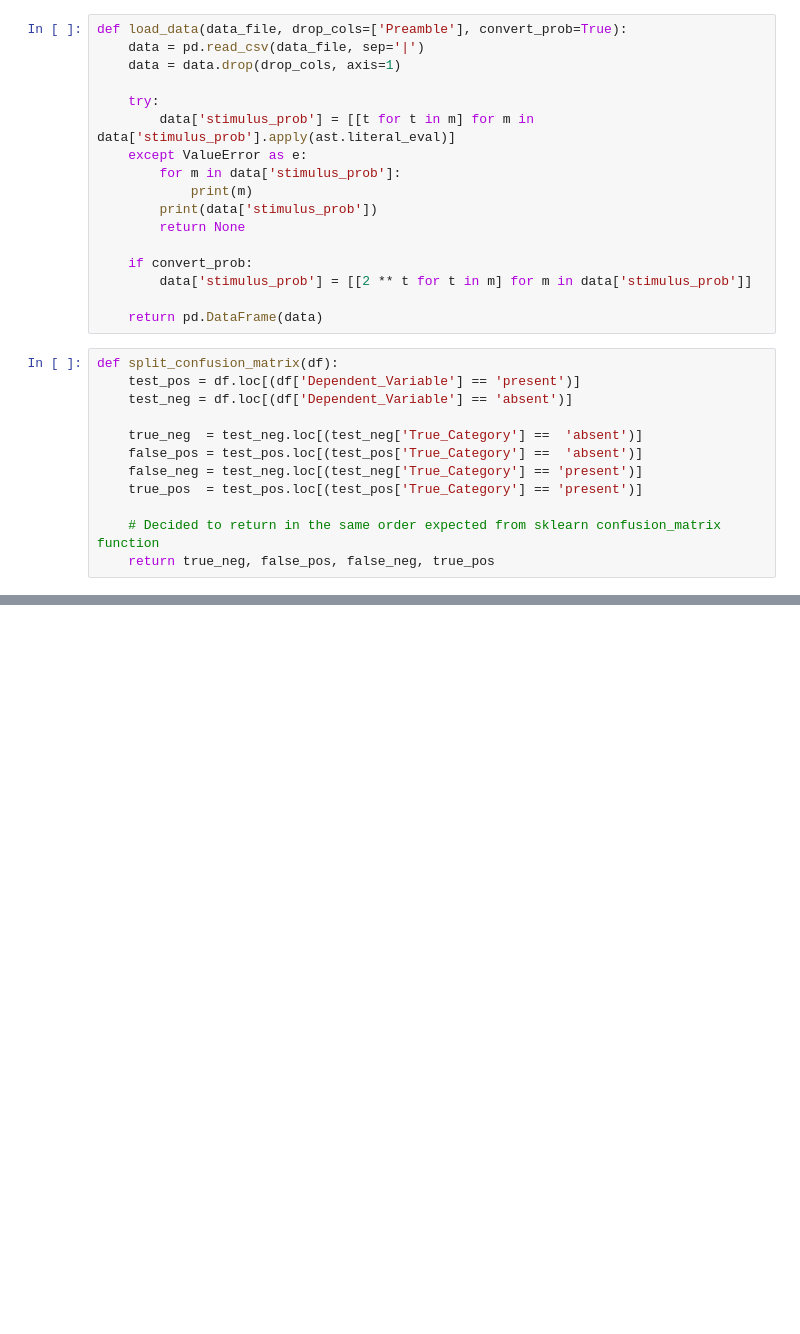
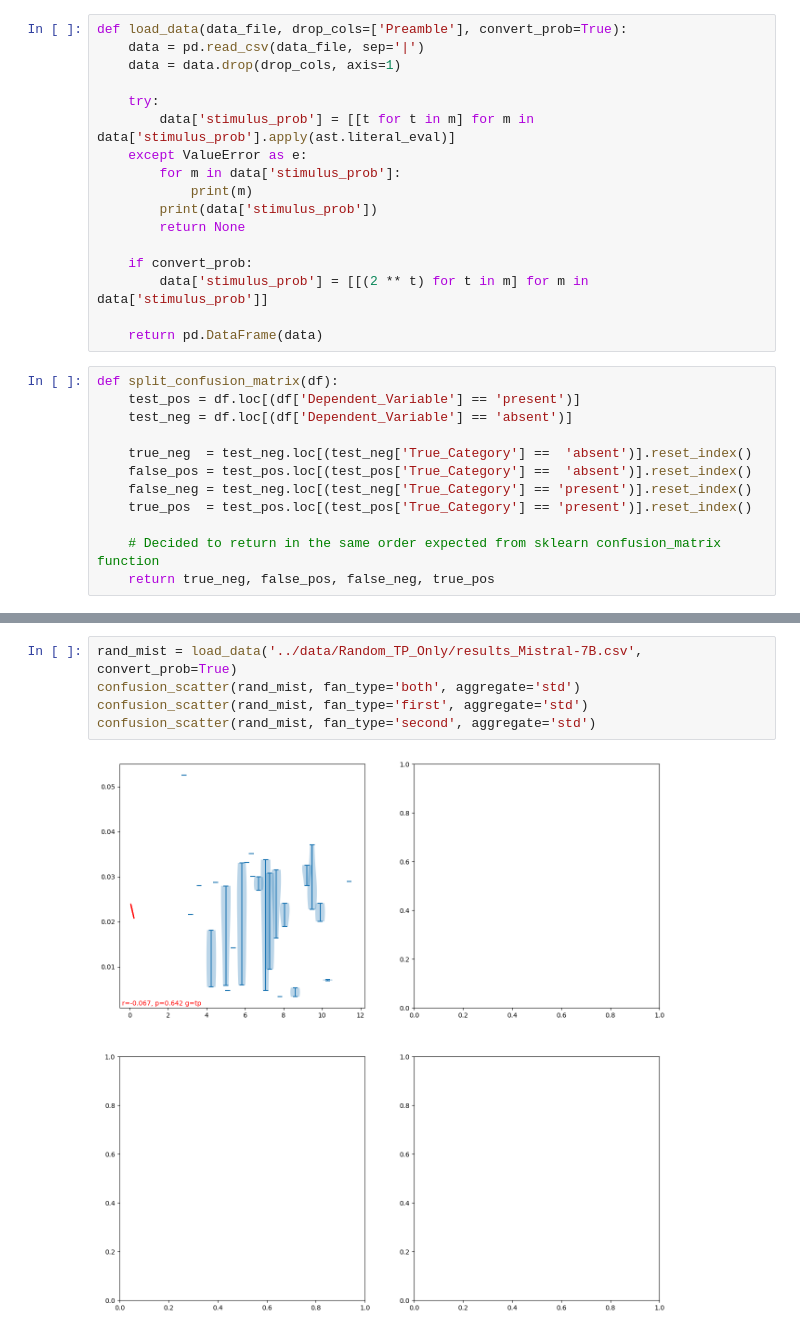
Before and after one commit to thaopham03/evaluating_fan_effects_in_large_language_models, a Jupyter notebook: Experiments/Anderson/results/Anderson-Analysis.ipynb, the cells around one changed output, grey strips where cells are left out. Saved outputs shown, nothing was run; the diff lists cells and outputs as text; blank space fills up the shorter version.

```diff
--- a/Experiments/Anderson/results/Anderson-Analysis.ipynb
+++ b/Experiments/Anderson/results/Anderson-Analysis.ipynb
@@ -26,7 +26,7 @@ def load_data(data_file, drop_cols=['Preamble'], convert_prob=True):
         return None
 
     if convert_prob:
-        data['stimulus_prob'] = [[2 ** t for t in m] for m in data['stimulus_prob']]
+        data['stimulus_prob'] = [[(2 ** t) for t in m] for m in data['stimulus_prob']]
 
     return pd.DataFrame(data)
 # %%
@@ -34,10 +34,10 @@ def split_confusion_matrix(df):
     test_pos = df.loc[(df['Dependent_Variable'] == 'present')]
     test_neg = df.loc[(df['Dependent_Variable'] == 'absent')]
 
-    true_neg  = test_neg.loc[(test_neg['True_Category'] ==  'absent')]
-    false_pos = test_pos.loc[(test_pos['True_Category'] ==  'absent')]
-    false_neg = test_neg.loc[(test_neg['True_Category'] == 'present')]
-    true_pos  = test_pos.loc[(test_pos['True_Category'] == 'present')]
+    true_neg  = test_neg.loc[(test_neg['True_Category'] ==  'absent')].reset_index()
+    false_pos = test_pos.loc[(test_pos['True_Category'] ==  'absent')].reset_index()
+    false_neg = test_neg.loc[(test_neg['True_Category'] == 'present')].reset_index()
+    true_pos  = test_pos.loc[(test_pos['True_Category'] == 'present')].reset_index()
 
     # Decided to return in the same order expected from sklearn confusion_matrix function
     return true_neg, false_pos, false_neg, true_pos
@@ -98,0 +219,7 @@ confusion_scatter(and_true, fan_type='both', aggregate=False)
+# %%
+rand_mist = load_data('../data/Random_TP_Only/results_Mistral-7B.csv', convert_prob=True)
+confusion_scatter(rand_mist, fan_type='both', aggregate='std')
+confusion_scatter(rand_mist, fan_type='first', aggregate='std')
+confusion_scatter(rand_mist, fan_type='second', aggregate='std')
+# %% [output]
+[figure, added]
```
Also changed, not shown: parts of 10 cells of this notebook.
